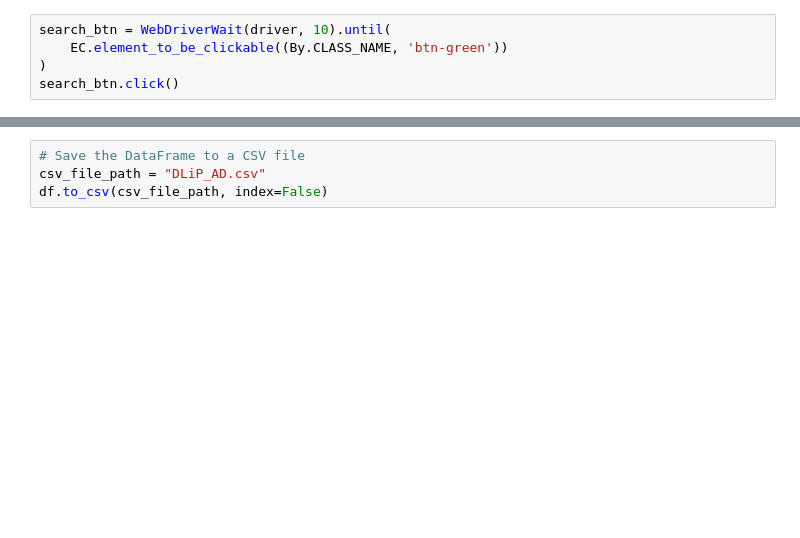
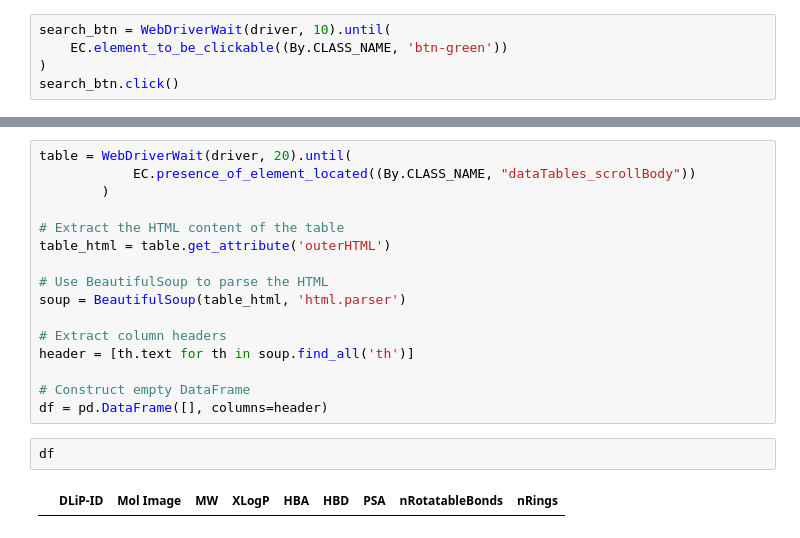
Before and after one commit to Gavision97/DLResearchPPI, a Jupyter notebook: Project 2 Web Scrapping/Extracting Data by Web Scraping.ipynb, the cells around one changed output, grey strips where cells are left out. Cells and saved outputs as stored; diff of their text form; blank space fills up the shorter version.

```diff
--- a/Project 2 Web Scrapping/Extracting Data by Web Scraping.ipynb
+++ b/Project 2 Web Scrapping/Extracting Data by Web Scraping.ipynb
@@ -113,4 +33,20 @@ print(df)
-# %%
-# Save the DataFrame to a CSV file
-csv_file_path = "DLiP_AD.csv"
-df.to_csv(csv_file_path, index=False)
+# %%
+table = WebDriverWait(driver, 20).until(
+            EC.presence_of_element_located((By.CLASS_NAME, "dataTables_scrollBody"))
+        )
+
+# Extract the HTML content of the table
+table_html = table.get_attribute('outerHTML')
+
+# Use BeautifulSoup to parse the HTML
+soup = BeautifulSoup(table_html, 'html.parser')
+
+# Extract column headers
+header = [th.text for th in soup.find_all('th')]
+
+# Construct empty DataFrame
+df = pd.DataFrame([], columns=header)
+# %%
+df
+# %% [output]
+|  | DLiP-ID | Mol Image | MW | XLogP | HBA | HBD | PSA | nRotatableBonds | nRings |
```
Also changed, not shown: parts of 14 cells of this notebook.
